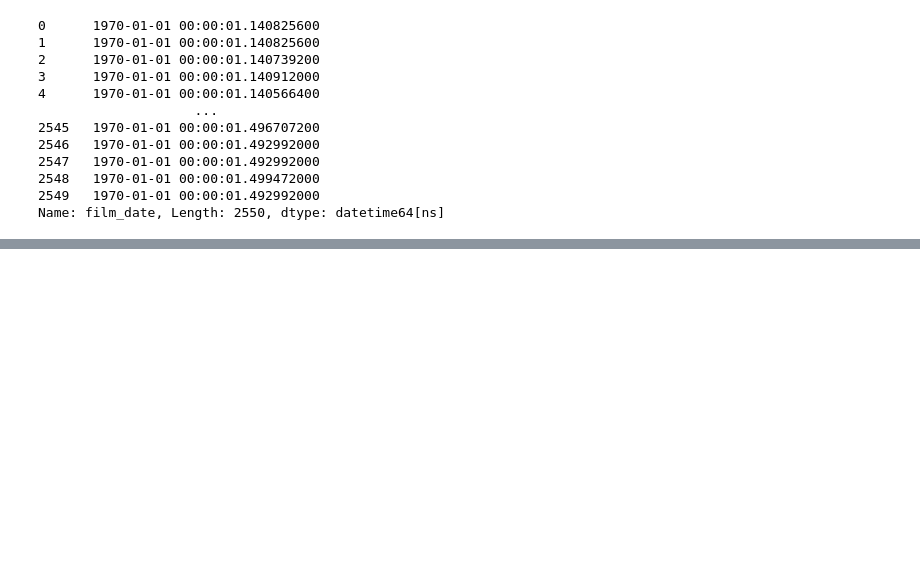
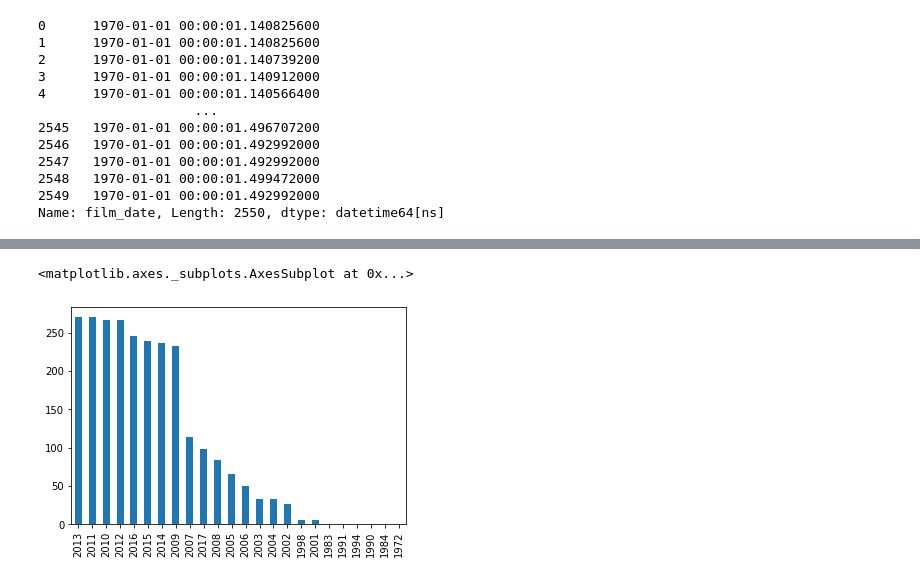
Before and after one commit to Iswaqasahmed/Data-Analysis, a Jupyter notebook: Day 4/tedtalk_analysis.ipynb, the cells around one changed output, grey strips where cells are left out. Cells and saved outputs as stored; diff of their text form; code cells hidden in the pictures; blank space fills up the shorter version.

```diff
--- a/Day 4/tedtalk_analysis.ipynb
+++ b/Day 4/tedtalk_analysis.ipynb
@@ -197,3 +197,6 @@ pd.to_datetime(df.film_date)
 2548   1970-01-01 00:00:01.499472000
 2549   1970-01-01 00:00:01.492992000
 Name: film_date, Length: 2550, dtype: datetime64[ns]
+# %%
+# using pandas data timestamp
+df['file_datetime'] = pd.to_datetime(df.film_date,unit = 's')
@@ -199,0 +289,5 @@ Name: film_date, Length: 2550, dtype: datetime64[ns]
+# %%
+df.file_datetime.dt.year.value_counts().plot(kind='bar') # bar chat isn't valid here because some of year that have not data also showed
+# %% [output]
+<matplotlib.axes._subplots.AxesSubplot at 0x...>
+[figure, added]
```
Also changed, not shown: parts of 29 cells of this notebook.
